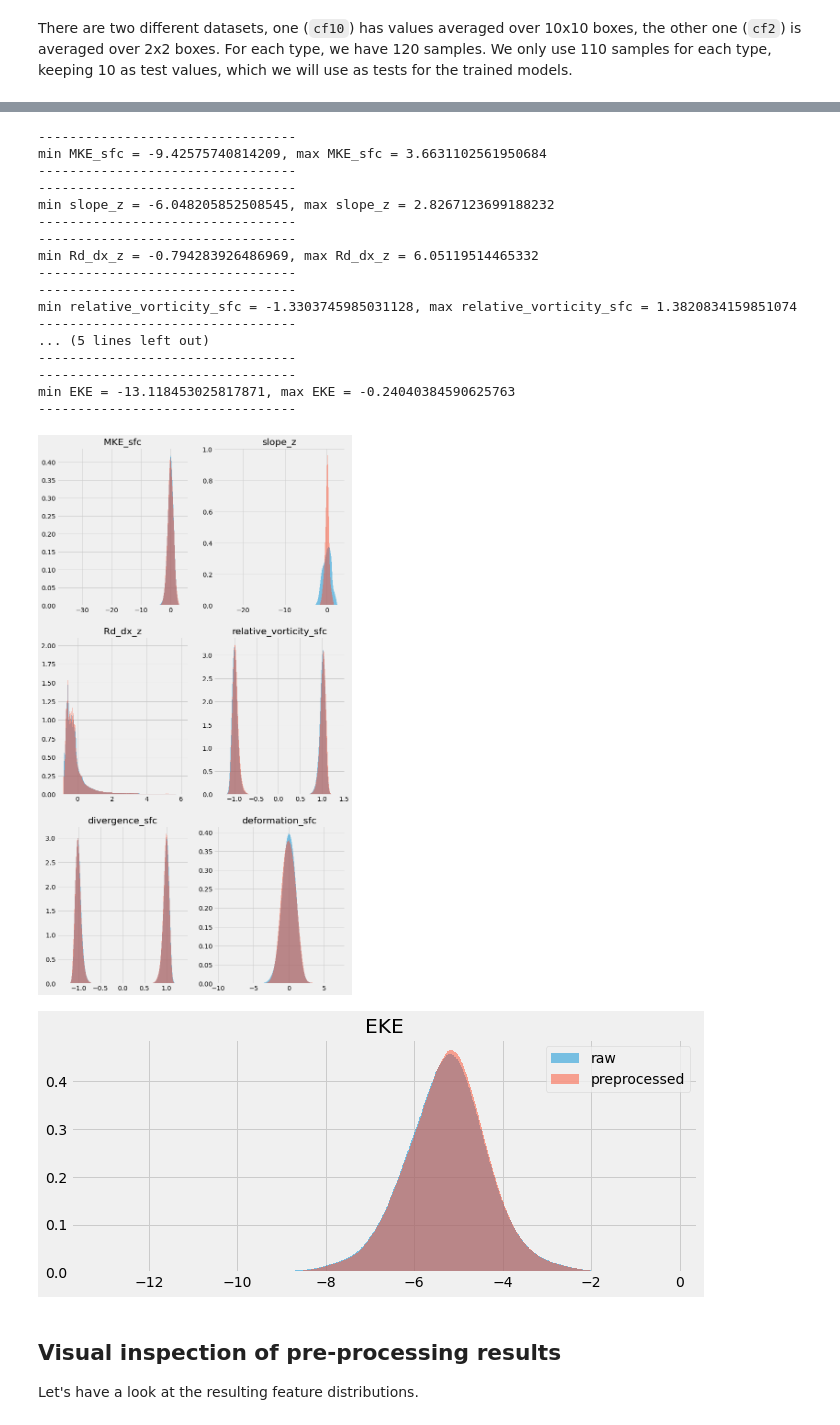
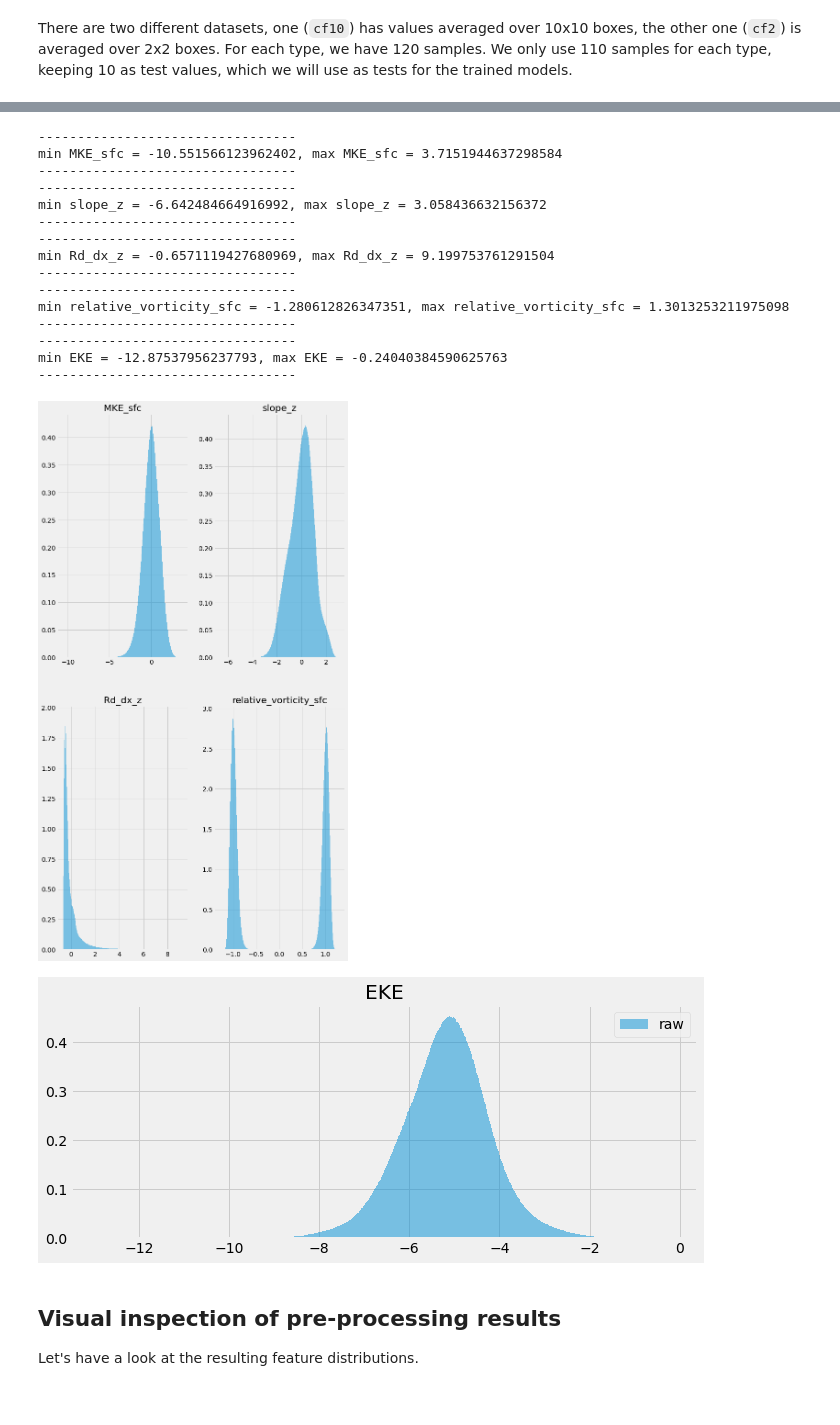
Before and after one commit to CrayLabs/NCAR_ML_EKE, a Jupyter notebook: notebooks/train_new_data.ipynb, the cells around one changed output, grey strips where cells are left out. Saved outputs shown, nothing was run; the diff lists cells and outputs as text; code cells hidden in the pictures.

```diff
--- a/notebooks/train_new_data.ipynb
+++ b/notebooks/train_new_data.ipynb
@@ -71,7 +71,7 @@ columns_1_4 = ['MKE_sfc',
                 'relative_vorticity_sfc',
                'grad_SSH_sfc']
 
-columns = columns_1_4
+columns = columns_2_3_new
 
 def get_samples(start, end, columns, model_data, predictands=['EKE_sfc']):
 
@@ -224,11 +224,14 @@ def prep_samples(dataset, scaler=None, skip_vars=[], abs_val=None, clean_after_r
         if scaler is None:
             print("Fitting scaler and scaling data...")
             #scaler = RobustScaler(quantile_range=(25.0, 75.0))
-            scaler = StandardScaler()
-            X = scaler.fit_transform(X)
+            #scaler = StandardScaler()
+            avg = np.float32(np.mean(X, axis=0, dtype=np.float64))
+            std = np.float32(np.std(X, axis=0, dtype=np.float64))
+            X = (X-avg)/std
+            scaler = [avg, std]
         else:
             print("Scaling data with provided scaler...")
-            X = scaler.transform(X)
+            X = (X-scaler[0,:])/scaler[1,:]
 
     X = pd.DataFrame(X, columns=columns)
 
@@ -247,16 +250,16 @@ def prep_data(dataset, scaler=None, skip_vars=[]):
 # %% [markdown]
 There are two different datasets, one (`cf10`) has values averaged over 10x10 boxes, the other one (`cf2`) is averaged over 2x2 boxes. For each type, we have 120 samples. We only use 110 samples for each type, keeping 10 as test values, which we will use as tests for the trained models.
 # %%
-datapath1 = '/lus/scratch/spartee/MOM6_data/MOM6_1-10/'
+datapath1 = '/lus/scratch/spartee/MOM-data/MOM6_1-10/'
 
 datapath2 = '/lus/scratch/spartee/MOM6_data/MOM6_1-10_data_with_ssh/'
 
 model_data = ml_eke.pop_data(datapath1, datapath1, skip_vars = ['x','y','depth','depth_stdev'], extra_pref='cf2')
-model_data.extend_inventory(datapath2)
+#model_data.extend_inventory(datapath2)
 samples = get_samples(0, 11, columns, model_data)
 for cf_idx in range(3, 11):
     model_data = ml_eke.pop_data(datapath1, datapath1, skip_vars = ['x','y','depth','depth_stdev'], extra_pref=f'cf{cf_idx}')
-    model_data.extend_inventory(datapath2)
+ #   model_data.extend_inventory(datapath2)
     scale_factor = cf_idx/2
     samples_loc = get_samples(0, min(int(np.ceil(5*scale_factor*scale_factor)), 110), columns, model_data)
     samples = pd.concat([samples,samples_loc])
@@ -313,45 +314,43 @@ NameError: name 'samples_prep' is not defined
 plt.figure(figsize=(10,20))
 for i in range(X_train.shape[-1]):
     sample = X_train.values[:, i]
     print('---------------------------------')
     print(f'min {columns[i]} = {np.min(sample)}, max {columns[i]} = {np.max(sample)}')
     print('---------------------------------')
     plt.subplot(len(columns)//2+len(columns)%2,2,i+1)
     plt.hist(sample, bins=1000, density=True, alpha=0.5, label= 'raw')
-    sample_prep = X_train_prep.values[:, i]
-    plt.hist(sample_prep, bins=1000, density=True, alpha=0.5,label= 'preprocessed')
+#     sample_prep = X_train_prep.values[:, i]
+#     plt.hist(sample_prep, bins=1000, density=True, alpha=0.5,label= 'preprocessed')
     plt.title(columns[i])
     plt.draw()
 
 print('---------------------------------')
 print(f'min EKE = {np.min(y_train)}, max EKE = {np.max(y_train)}')
 print('---------------------------------')
 plt.figure(figsize=(10,4))
 plt.hist(y_train, bins=1000, density=True, alpha=0.5)
-plt.hist(y_train_prep, bins=1000, density=True, alpha=0.5)
+# plt.hist(y_train_prep, bins=1000, density=True, alpha=0.5)
 plt.legend(['raw', 'preprocessed'])
 plt.title('EKE')
 plt.draw()
 # %% [output]
 ---------------------------------
-min MKE_sfc = -9.42575740814209, max MKE_sfc = 3.6631102561950684
+min MKE_sfc = -10.551566123962402, max MKE_sfc = 3.7151944637298584
 ---------------------------------
 ---------------------------------
-min slope_z = -6.048205852508545, max slope_z = 2.8267123699188232
+min slope_z = -6.642484664916992, max slope_z = 3.058436632156372
 ---------------------------------
 ---------------------------------
-min Rd_dx_z = -0.794283926486969, max Rd_dx_z = 6.05119514465332
+min Rd_dx_z = -0.6571119427680969, max Rd_dx_z = 9.199753761291504
 ---------------------------------
 ---------------------------------
-min relative_vorticity_sfc = -1.3303745985031128, max relative_vorticity_sfc = 1.3820834159851074
----------------------------------
-... (5 lines left out)
+min relative_vorticity_sfc = -1.280612826347351, max relative_vorticity_sfc = 1.3013253211975098
 ---------------------------------
 ---------------------------------
-min EKE = -13.118453025817871, max EKE = -0.24040384590625763
+min EKE = -12.87537956237793, max EKE = -0.24040384590625763
 ---------------------------------
-[figure, old version]
+[figure, new version]
-[figure, old version]
+[figure, new version]
 # %% [markdown]
 ## Visual inspection of pre-processing results
 
```
Also changed, not shown: parts of 3 cells of this notebook, 13 other files.
